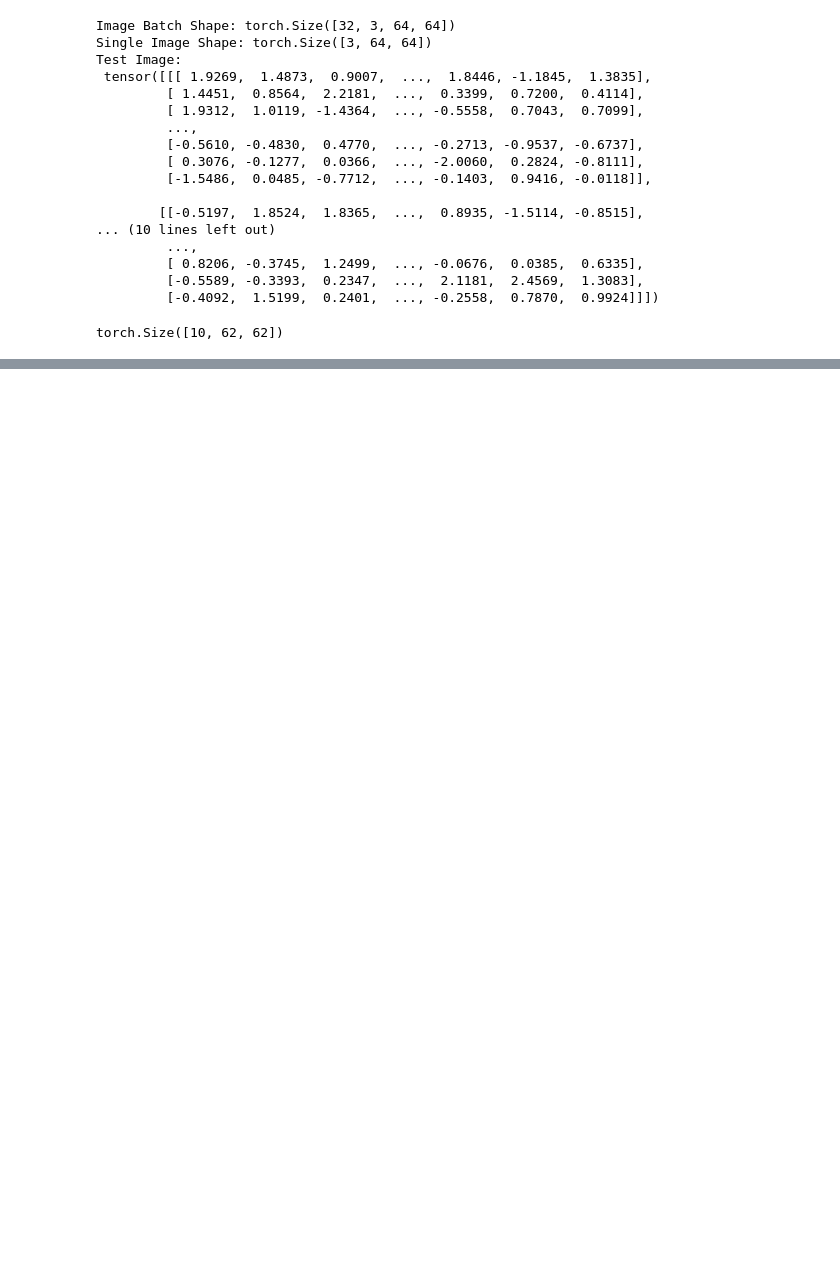
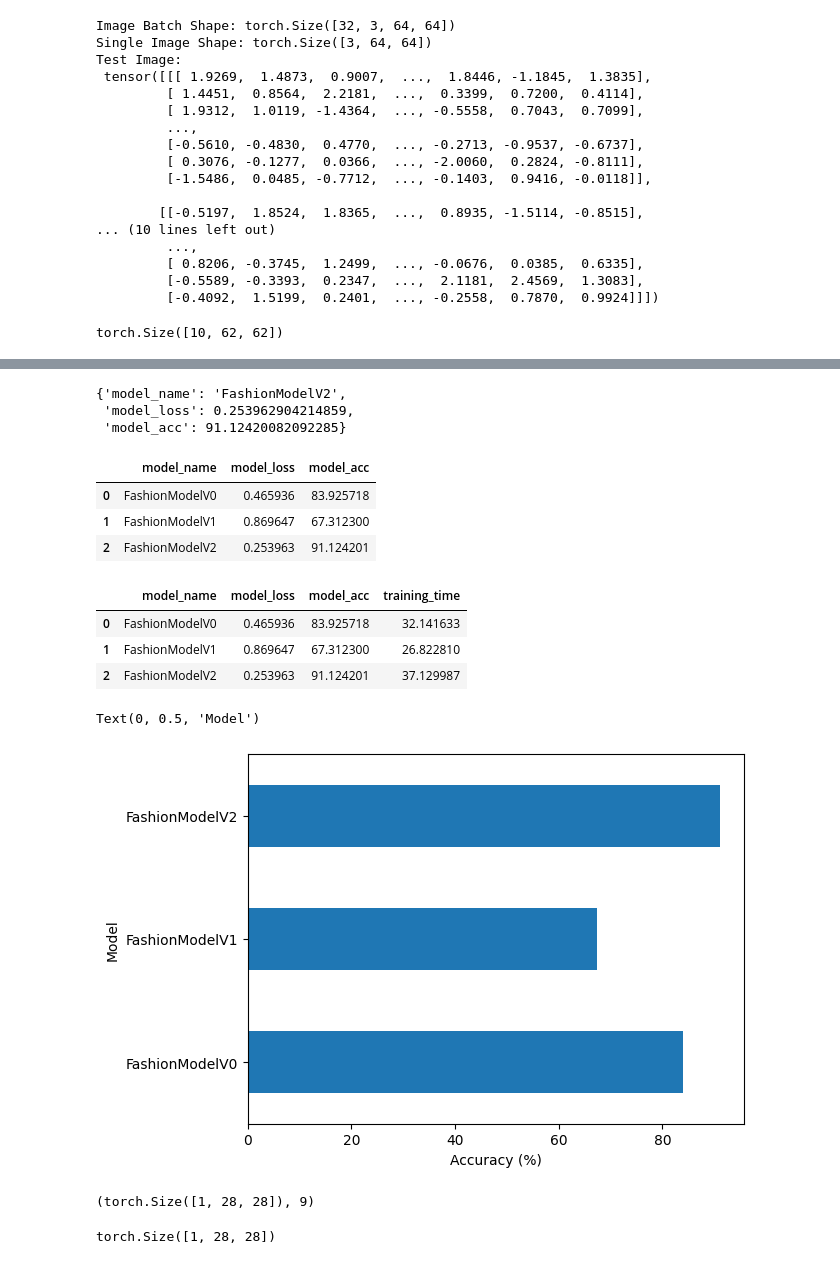
Before and after one commit to th3-riddler/PyTorch, a Jupyter notebook: es4/computerVision.ipynb, the cells around one changed output, grey strips where cells are left out. Cells and saved outputs as stored; diff of their text form; code cells hidden in the pictures; blank space fills up the shorter version.

```diff
--- a/es4/computerVision.ipynb
+++ b/es4/computerVision.ipynb
@@ -589,0 +692,5 @@ torch.Size([10, 62, 62])
+# %%
+loss_fn = nn.CrossEntropyLoss()
+optimizer = torch.optim.SGD(params=model_2.parameters(),
+                            lr=0.1)
+accuracy_fn = Accuracy(task="multiclass", num_classes=len(class_names)).to(device)
@@ -589,0 +745,39 @@ torch.Size([10, 62, 62])
+# %%
+model_2_results = eval_model(model=model_2,
+                             data_loader=test_dataloader,
+                             loss_fn=loss_fn,
+                             accuracy_fn=accuracy_fn,
+                             device=str(next(model_2.parameters()).device))
+model_2_results
+# %% [output]
+{'model_name': 'FashionModelV2',
+ 'model_loss': 0.253962904214859,
+ 'model_acc': 91.12420082092285}
+# %%
+compare_results = pd.DataFrame([model_0_results,
+                                model_1_results,
+                                model_2_results])
+compare_results
+# %% [output]
+|  | model_name | model_loss | model_acc |
+| 0 | FashionModelV0 | 0.465936 | 83.925718 |
+| 1 | FashionModelV1 | 0.869647 | 67.312300 |
+| 2 | FashionModelV2 | 0.253963 | 91.124201 |
+# %%
+# Add each training time
+compare_results["training_time"] = [total_train_time_model_0,
+                                    total_train_time_model_1,
+                                    total_train_time_model_2]
+compare_results
+# %% [output]
+|  | model_name | model_loss | model_acc | training_time |
+| 0 | FashionModelV0 | 0.465936 | 83.925718 | 32.141633 |
+| 1 | FashionModelV1 | 0.869647 | 67.312300 | 26.822810 |
+| 2 | FashionModelV2 | 0.253963 | 91.124201 | 37.129987 |
+# %%
+compare_results.set_index("model_name")["model_acc"].plot(kind="barh")
+plt.xlabel("Accuracy (%)")
+plt.ylabel("Model")
+# %% [output]
+Text(0, 0.5, 'Model')
+[figure, added]
@@ -589,0 +800,17 @@ torch.Size([10, 62, 62])
+# %%
+img, label = test_data[0][:10]
+img.shape, label
+# %% [output]
+(torch.Size([1, 28, 28]), 9)
+# %%
+import random
+# random.seed(42)
+test_samples = []
+test_labels = []
+
+for sample, label in random.sample(list(test_data), k=9):
+    test_samples.append(sample)
+    test_labels.append(label)
+test_samples[0].shape
+# %% [output]
+torch.Size([1, 28, 28])
```
Also changed, not shown: parts of 35 cells of this notebook, 5 other files.
